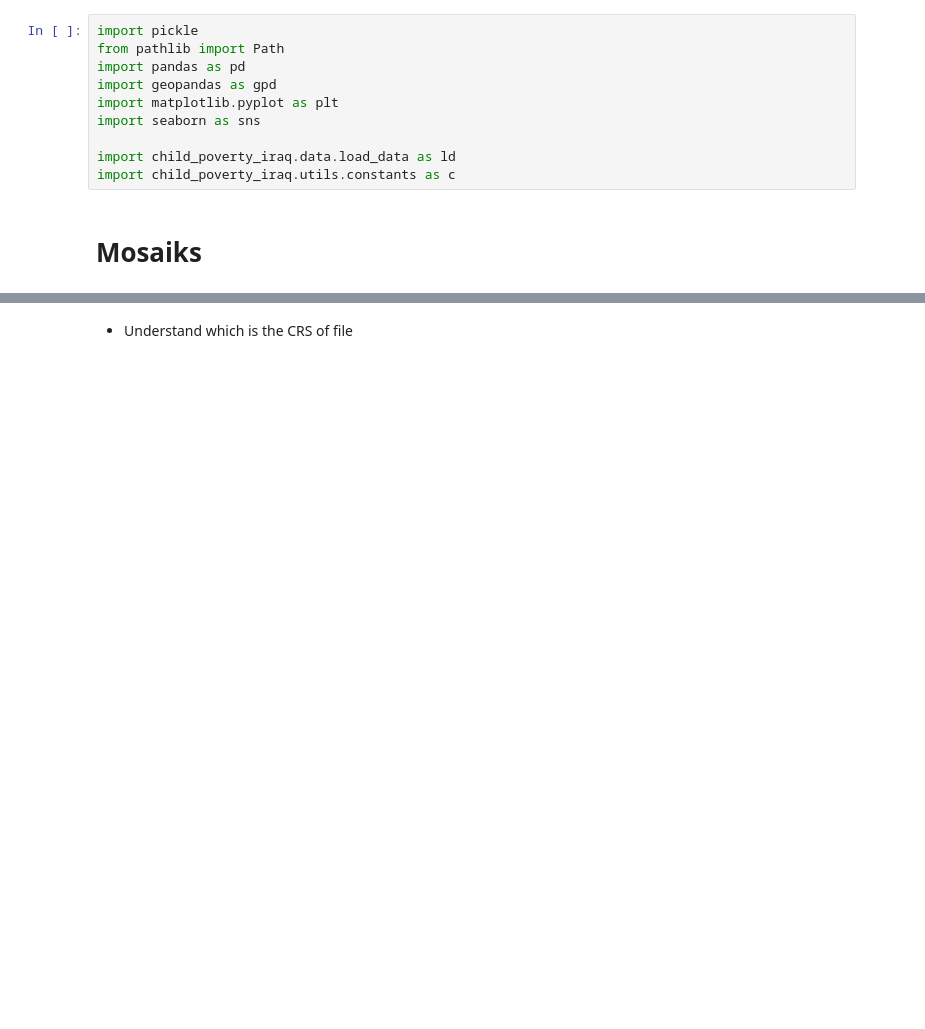
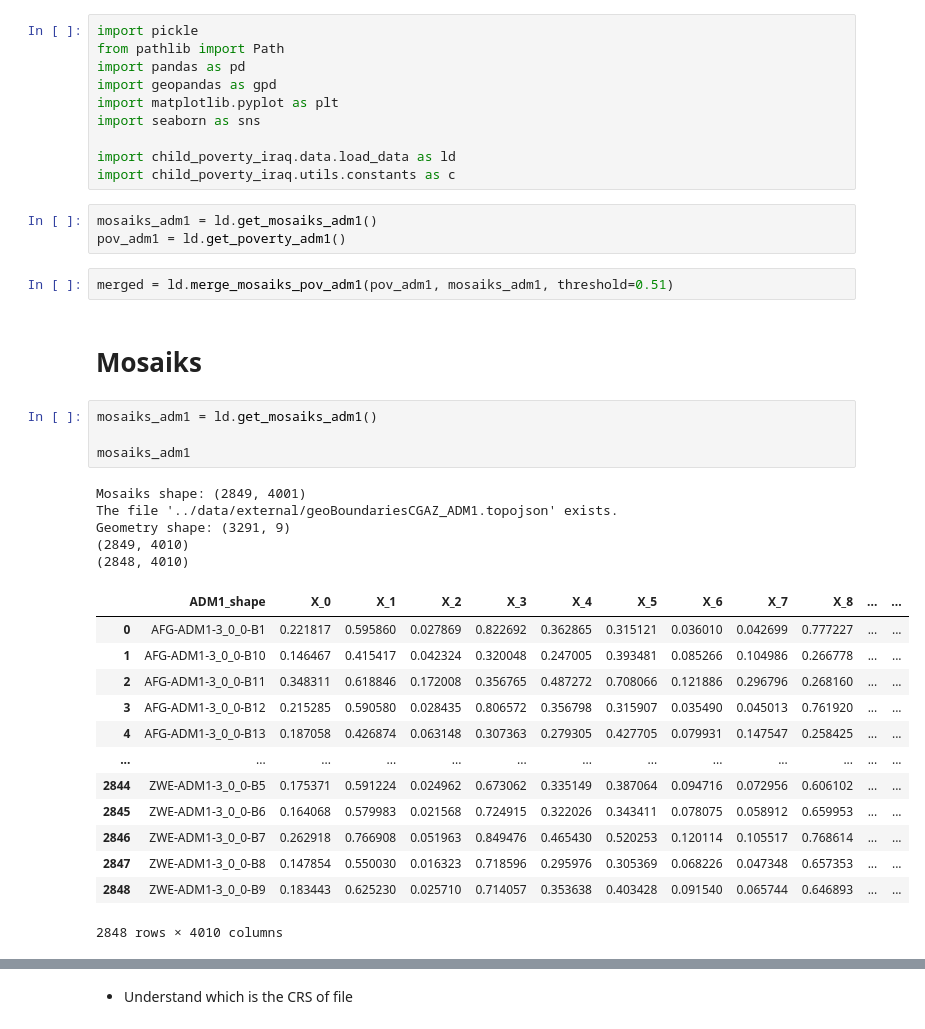
Before and after one commit to marinavicini/child_poverty_iraq, a Jupyter notebook: notebooks/1.2_mv_load-adm1-data.ipynb, the cells around one changed output, grey strips where cells are left out. Saved outputs shown, nothing was run; the diff lists cells and outputs as text; blank space fills up the shorter version.

Commit message:
add funs to load_data

```diff
--- a/notebooks/1.2_mv_load-adm1-data.ipynb
+++ b/notebooks/1.2_mv_load-adm1-data.ipynb
@@ -18,6 +18,34 @@ import seaborn as sns
 
 import child_poverty_iraq.data.load_data as ld
 import child_poverty_iraq.utils.constants as c
+# %%
+mosaiks_adm1 = ld.get_mosaiks_adm1()
+pov_adm1 = ld.get_poverty_adm1()
+# %%
+merged = ld.merge_mosaiks_pov_adm1(pov_adm1, mosaiks_adm1, threshold=0.51)
 # %% [markdown]
 # Mosaiks
+# %%
+mosaiks_adm1 = ld.get_mosaiks_adm1()
+
+mosaiks_adm1
+# %% [output]
+Mosaiks shape: (2849, 4001)
+The file '../data/external/geoBoundariesCGAZ_ADM1.topojson' exists.
+Geometry shape: (3291, 9)
+(2849, 4010)
+(2848, 4010)
+|  | ADM1_shape | X_0 | X_1 | X_2 | X_3 | X_4 | X_5 | X_6 | X_7 | X_8 | ... | ... |
+| 0 | AFG-ADM1-3_0_0-B1 | 0.221817 | 0.595860 | 0.027869 | 0.822692 | 0.362865 | 0.315121 | 0.036010 | 0.042699 | 0.777227 | ... | ... |
+| 1 | AFG-ADM1-3_0_0-B10 | 0.146467 | 0.415417 | 0.042324 | 0.320048 | 0.247005 | 0.393481 | 0.085266 | 0.104986 | 0.266778 | ... | ... |
+| 2 | AFG-ADM1-3_0_0-B11 | 0.348311 | 0.618846 | 0.172008 | 0.356765 | 0.487272 | 0.708066 | 0.121886 | 0.296796 | 0.268160 | ... | ... |
+| 3 | AFG-ADM1-3_0_0-B12 | 0.215285 | 0.590580 | 0.028435 | 0.806572 | 0.356798 | 0.315907 | 0.035490 | 0.045013 | 0.761920 | ... | ... |
+| 4 | AFG-ADM1-3_0_0-B13 | 0.187058 | 0.426874 | 0.063148 | 0.307363 | 0.279305 | 0.427705 | 0.079931 | 0.147547 | 0.258425 | ... | ... |
+| ... | ... | ... | ... | ... | ... | ... | ... | ... | ... | ... | ... | ... |
+| 2844 | ZWE-ADM1-3_0_0-B5 | 0.175371 | 0.591224 | 0.024962 | 0.673062 | 0.335149 | 0.387064 | 0.094716 | 0.072956 | 0.606102 | ... | ... |
+| 2845 | ZWE-ADM1-3_0_0-B6 | 0.164068 | 0.579983 | 0.021568 | 0.724915 | 0.322026 | 0.343411 | 0.078075 | 0.058912 | 0.659953 | ... | ... |
+| 2846 | ZWE-ADM1-3_0_0-B7 | 0.262918 | 0.766908 | 0.051963 | 0.849476 | 0.465430 | 0.520253 | 0.120114 | 0.105517 | 0.768614 | ... | ... |
+| 2847 | ZWE-ADM1-3_0_0-B8 | 0.147854 | 0.550030 | 0.016323 | 0.718596 | 0.295976 | 0.305369 | 0.068226 | 0.047348 | 0.657353 | ... | ... |
+| 2848 | ZWE-ADM1-3_0_0-B9 | 0.183443 | 0.625230 | 0.025710 | 0.714057 | 0.353638 | 0.403428 | 0.091540 | 0.065744 | 0.646893 | ... | ... |
+2848 rows × 4010 columns
 # %%
```
Also changed, not shown: parts of 9 cells of this notebook, 2 other files.
